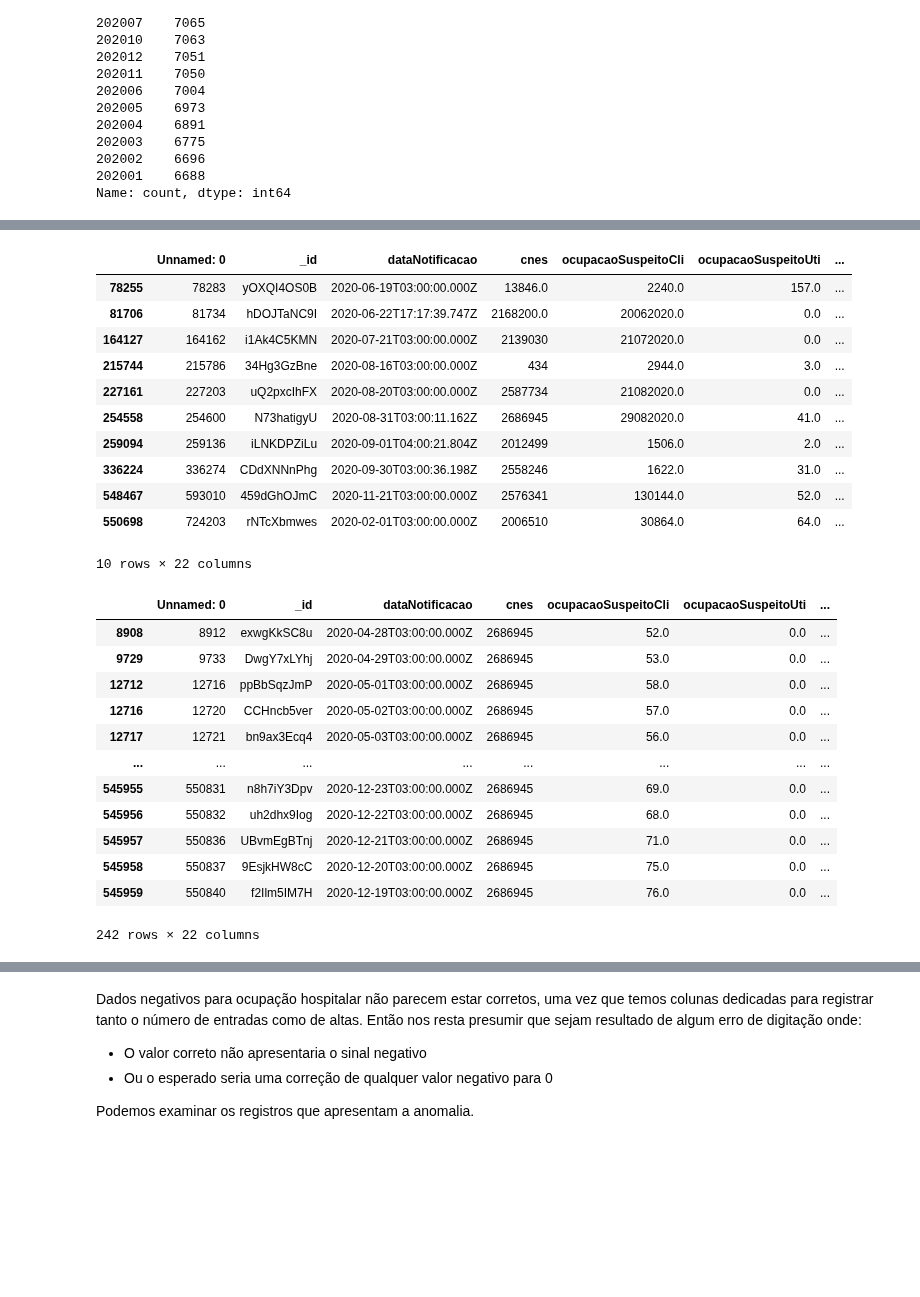
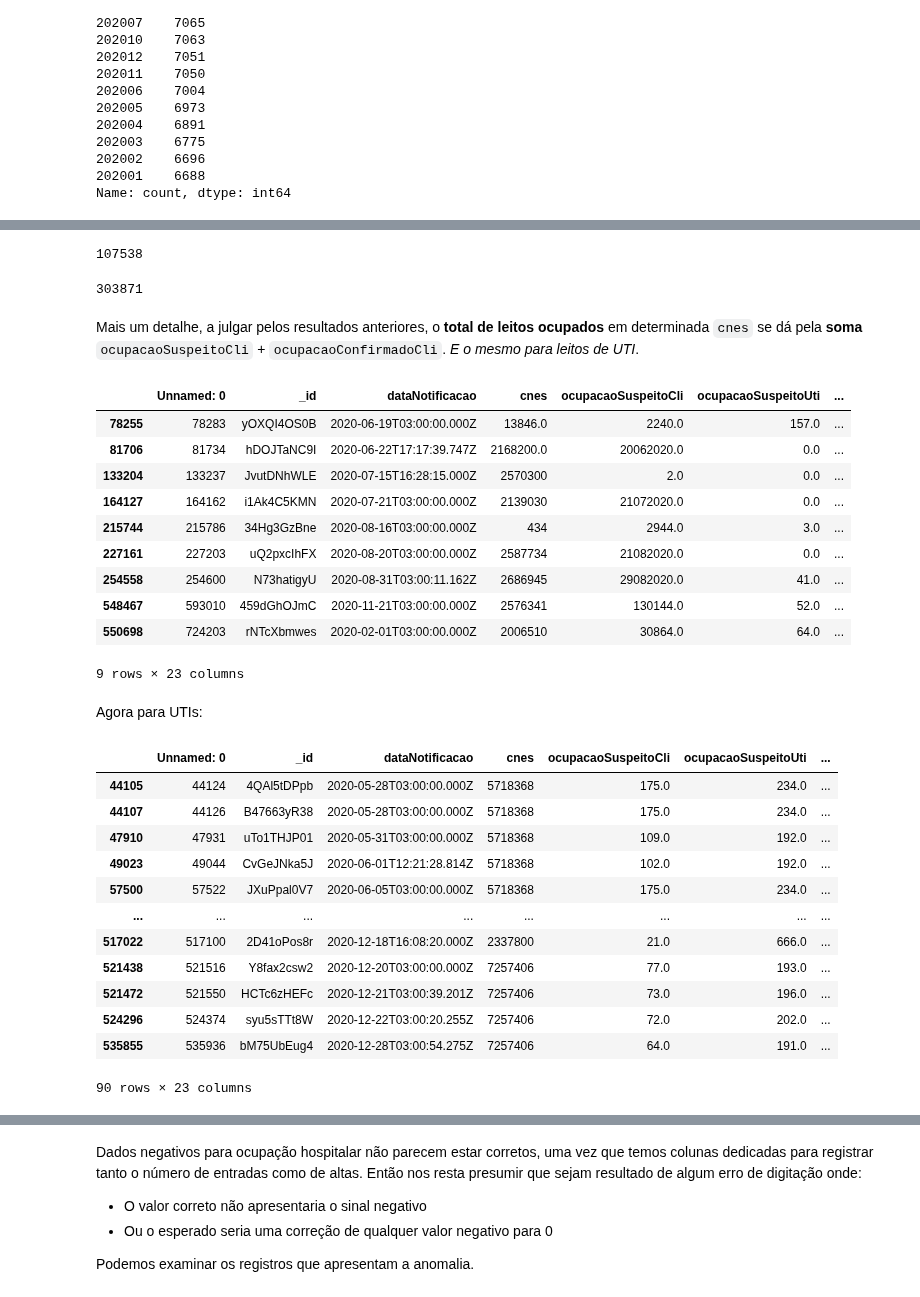
Before and after one commit to lucascorumba/study-projects, a Jupyter notebook: covid-hospital/analysis.ipynb, the cells around one changed output, grey strips where cells are left out. Cells and saved outputs as stored; diff of their text form; code cells hidden in the pictures; blank space fills up the shorter version.

```diff
--- a/covid-hospital/analysis.ipynb
+++ b/covid-hospital/analysis.ipynb
@@ -463,31 +503,44 @@ A notação que encontramos é **ano-mês**, no formato **YYYYMM**. Também pode
+# %%
+# Registros com mais casos confirmados do que suspeitos
+len(df.loc[df['ocupacaoConfirmadoCli'] > df['ocupacaoSuspeitoCli']])
+# %% [output]
+107538
+# %%
+# registros com mais casos suspeitos do que confirmados
+len(df.loc[df['ocupacaoConfirmadoCli'] < df['ocupacaoSuspeitoCli']])
+# %% [output]
+303871
+# %% [markdown]
+Mais um detalhe, a julgar pelos resultados anteriores, o **total de leitos ocupados** em determinada `cnes` se dá pela **soma** `ocupacaoSuspeitoCli` + `ocupacaoConfirmadoCli`. *E o mesmo para leitos de UTI*.
 # %%
-df.loc[df['ocupacaoSuspeitoCli'] > 1000]
+df.loc[(df['ocupacaoSuspeitoCli'] + df['ocupacaoConfirmadoCli']) > 1843]
 # %% [output]
 |  | Unnamed: 0 | _id | dataNotificacao | cnes | ocupacaoSuspeitoCli | ocupacaoSuspeitoUti | ... |
 | 78255 | 78283 | yOXQI4OS0B | 2020-06-19T03:00:00.000Z | 13846.0 | 2240.0 | 157.0 | ... |
 | 81706 | 81734 | hDOJTaNC9I | 2020-06-22T17:17:39.747Z | 2168200.0 | 20062020.0 | 0.0 | ... |
+| 133204 | 133237 | JvutDNhWLE | 2020-07-15T16:28:15.000Z | 2570300 | 2.0 | 0.0 | ... |
 | 164127 | 164162 | i1Ak4C5KMN | 2020-07-21T03:00:00.000Z | 2139030 | 21072020.0 | 0.0 | ... |
 | 215744 | 215786 | 34Hg3GzBne | 2020-08-16T03:00:00.000Z | 434 | 2944.0 | 3.0 | ... |
 | 227161 | 227203 | uQ2pxcIhFX | 2020-08-20T03:00:00.000Z | 2587734 | 21082020.0 | 0.0 | ... |
 | 254558 | 254600 | N73hatigyU | 2020-08-31T03:00:11.162Z | 2686945 | 29082020.0 | 41.0 | ... |
-| 259094 | 259136 | iLNKDPZiLu | 2020-09-01T04:00:21.804Z | 2012499 | 1506.0 | 2.0 | ... |
-| 336224 | 336274 | CDdXNNnPhg | 2020-09-30T03:00:36.198Z | 2558246 | 1622.0 | 31.0 | ... |
 | 548467 | 593010 | 459dGhOJmC | 2020-11-21T03:00:00.000Z | 2576341 | 130144.0 | 52.0 | ... |
 | 550698 | 724203 | rNTcXbmwes | 2020-02-01T03:00:00.000Z | 2006510 | 30864.0 | 64.0 | ... |
-10 rows × 22 columns
+9 rows × 23 columns
+# %% [markdown]
+Agora para UTIs:
 # %%
-df.loc[df['_p_usuario'] == '_User$eS04uzEdX3']
+df.loc[(df['ocupacaoSuspeitoUti'] + df['ocupacaoConfirmadoUti']) > 380]
 # %% [output]
 |  | Unnamed: 0 | _id | dataNotificacao | cnes | ocupacaoSuspeitoCli | ocupacaoSuspeitoUti | ... |
-| 8908 | 8912 | exwgKkSC8u | 2020-04-28T03:00:00.000Z | 2686945 | 52.0 | 0.0 | ... |
-| 9729 | 9733 | DwgY7xLYhj | 2020-04-29T03:00:00.000Z | 2686945 | 53.0 | 0.0 | ... |
-| 12712 | 12716 | ppBbSqzJmP | 2020-05-01T03:00:00.000Z | 2686945 | 58.0 | 0.0 | ... |
-| 12716 | 12720 | CCHncb5ver | 2020-05-02T03:00:00.000Z | 2686945 | 57.0 | 0.0 | ... |
-| 12717 | 12721 | bn9ax3Ecq4 | 2020-05-03T03:00:00.000Z | 2686945 | 56.0 | 0.0 | ... |
+| 44105 | 44124 | 4QAl5tDPpb | 2020-05-28T03:00:00.000Z | 5718368 | 175.0 | 234.0 | ... |
+| 44107 | 44126 | B47663yR38 | 2020-05-28T03:00:00.000Z | 5718368 | 175.0 | 234.0 | ... |
+| 47910 | 47931 | uTo1THJP01 | 2020-05-31T03:00:00.000Z | 5718368 | 109.0 | 192.0 | ... |
+| 49023 | 49044 | CvGeJNka5J | 2020-06-01T12:21:28.814Z | 5718368 | 102.0 | 192.0 | ... |
+| 57500 | 57522 | JXuPpal0V7 | 2020-06-05T03:00:00.000Z | 5718368 | 175.0 | 234.0 | ... |
 | ... | ... | ... | ... | ... | ... | ... | ... |
-| 545955 | 550831 | n8h7iY3Dpv | 2020-12-23T03:00:00.000Z | 2686945 | 69.0 | 0.0 | ... |
-| 545956 | 550832 | uh2dhx9Iog | 2020-12-22T03:00:00.000Z | 2686945 | 68.0 | 0.0 | ... |
-| 545957 | 550836 | UBvmEgBTnj | 2020-12-21T03:00:00.000Z | 2686945 | 71.0 | 0.0 | ... |
-| 545958 | 550837 | 9EsjkHW8cC | 2020-12-20T03:00:00.000Z | 2686945 | 75.0 | 0.0 | ... |
-| 545959 | 550840 | f2Ilm5IM7H | 2020-12-19T03:00:00.000Z | 2686945 | 76.0 | 0.0 | ... |
+| 517022 | 517100 | 2D41oPos8r | 2020-12-18T16:08:20.000Z | 2337800 | 21.0 | 666.0 | ... |
+| 521438 | 521516 | Y8fax2csw2 | 2020-12-20T03:00:00.000Z | 7257406 | 77.0 | 193.0 | ... |
+| 521472 | 521550 | HCTc6zHEFc | 2020-12-21T03:00:39.201Z | 7257406 | 73.0 | 196.0 | ... |
+| 524296 | 524374 | syu5sTTt8W | 2020-12-22T03:00:20.255Z | 7257406 | 72.0 | 202.0 | ... |
+| 535855 | 535936 | bM75UbEug4 | 2020-12-28T03:00:54.275Z | 7257406 | 64.0 | 191.0 | ... |
-242 rows × 22 columns
+90 rows × 23 columns
```
Also changed, not shown: parts of 15 cells of this notebook.
